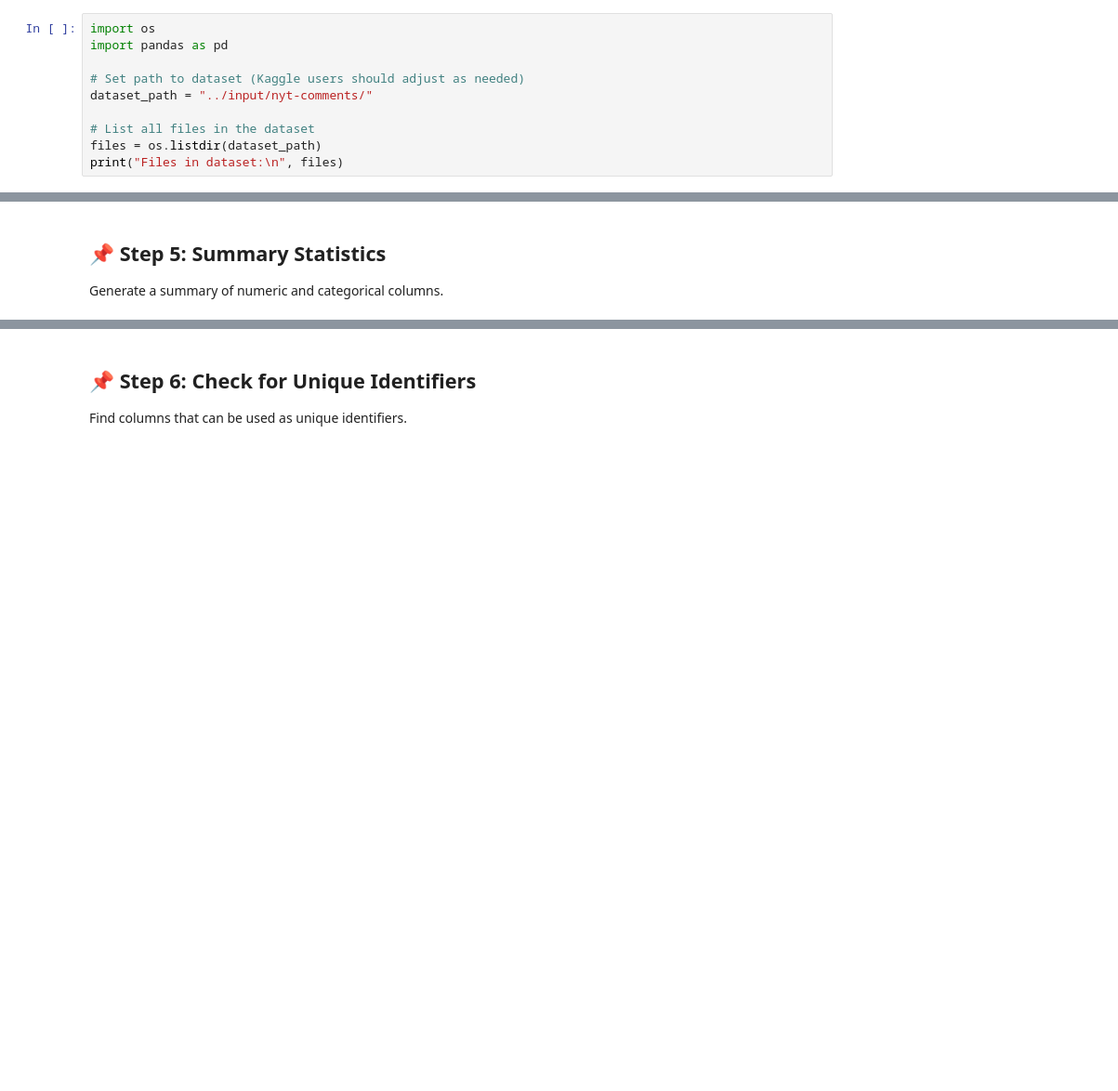
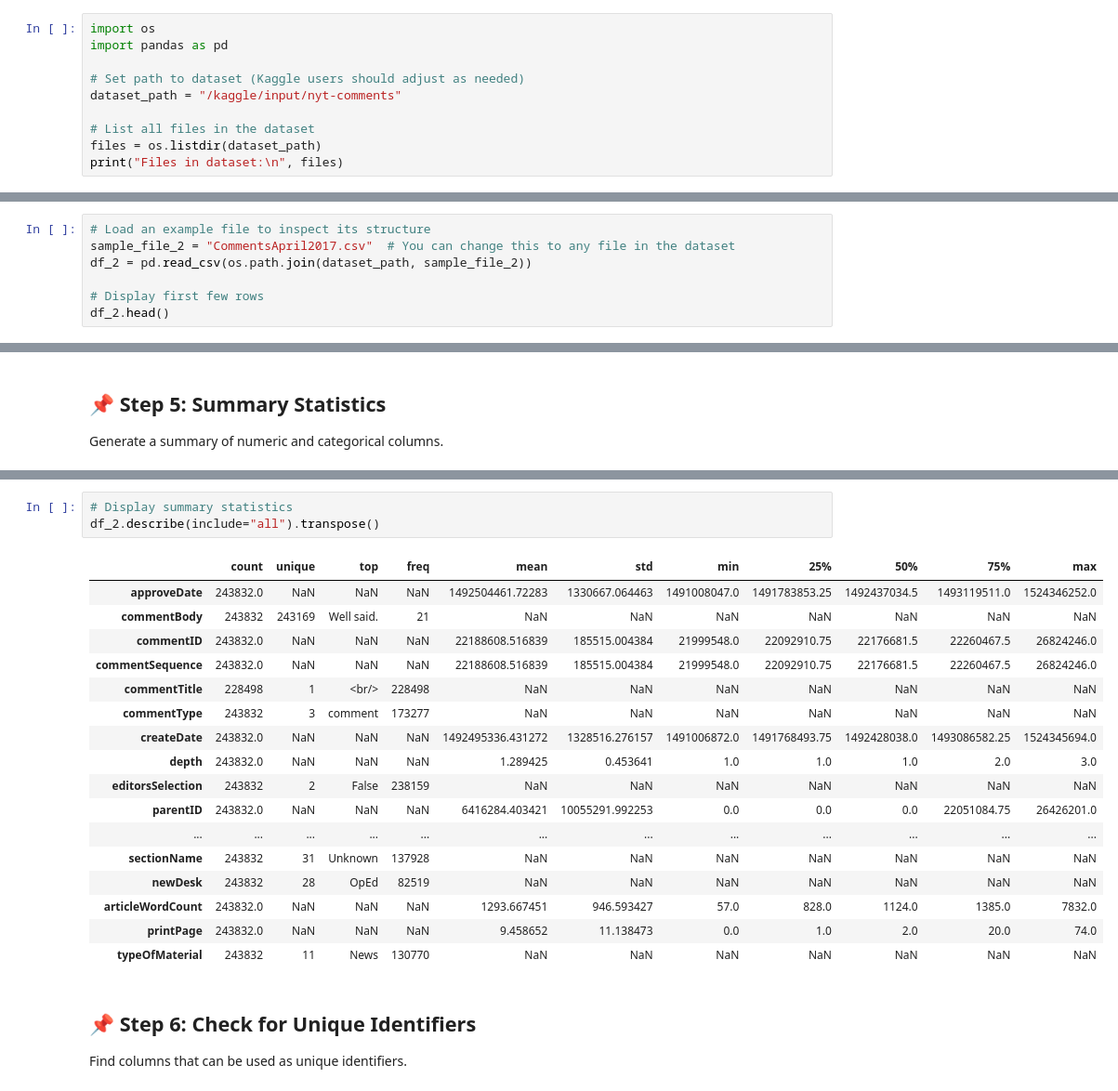
Before and after one commit to omnidox/cognizant-genspark-genai-training, a Jupyter notebook: introduction-to-genai/deliverables/mod_7_Introduction_to_Transformer_Models/Text_Generation_with_LSTM.ipynb, the cells around one changed output, grey strips where cells are left out. Shown at 93% size. Drawn from its saved outputs; the diff is of its cells as text; blank space fills up the shorter version.

Commit message:
Kaggle Notebook | Text_Generation_with_LSTM | Version 2

```diff
--- a/introduction-to-genai/deliverables/mod_7_Introduction_to_Transformer_Models/Text_Generation_with_LSTM.ipynb
+++ b/introduction-to-genai/deliverables/mod_7_Introduction_to_Transformer_Models/Text_Generation_with_LSTM.ipynb
@@ -10,7 +10,7 @@ import os
 import pandas as pd
 
 # Set path to dataset (Kaggle users should adjust as needed)
-dataset_path = "../input/nyt-comments/"
+dataset_path = "/kaggle/input/nyt-comments"
 
 # List all files in the dataset
 files = os.listdir(dataset_path)
@@ -27,0 +38,7 @@ df.head()
+# %%
+# Load an example file to inspect its structure
+sample_file_2 = "CommentsApril2017.csv"  # You can change this to any file in the dataset
+df_2 = pd.read_csv(os.path.join(dataset_path, sample_file_2))
+
+# Display first few rows
+df_2.head()
@@ -47,3 +146,24 @@ df.describe(include="all").transpose()
+# %%
+# Display summary statistics
+df_2.describe(include="all").transpose()
+# %% [output]
+|  | count | unique | top | freq | mean | std | min | 25% | 50% | 75% | max |
+| approveDate | 243832.0 | NaN | NaN | NaN | 1492504461.72283 | 1330667.064463 | 1491008047.0 | 1491783853.25 | 1492437034.5 | 1493119511.0 | 1524346252.0 |
+| commentBody | 243832 | 243169 | Well said. | 21 | NaN | NaN | NaN | NaN | NaN | NaN | NaN |
+| commentID | 243832.0 | NaN | NaN | NaN | 22188608.516839 | 185515.004384 | 21999548.0 | 22092910.75 | 22176681.5 | 22260467.5 | 26824246.0 |
+| commentSequence | 243832.0 | NaN | NaN | NaN | 22188608.516839 | 185515.004384 | 21999548.0 | 22092910.75 | 22176681.5 | 22260467.5 | 26824246.0 |
+| commentTitle | 228498 | 1 | <br/> | 228498 | NaN | NaN | NaN | NaN | NaN | NaN | NaN |
+| commentType | 243832 | 3 | comment | 173277 | NaN | NaN | NaN | NaN | NaN | NaN | NaN |
+| createDate | 243832.0 | NaN | NaN | NaN | 1492495336.431272 | 1328516.276157 | 1491006872.0 | 1491768493.75 | 1492428038.0 | 1493086582.25 | 1524345694.0 |
+| depth | 243832.0 | NaN | NaN | NaN | 1.289425 | 0.453641 | 1.0 | 1.0 | 1.0 | 2.0 | 3.0 |
+| editorsSelection | 243832 | 2 | False | 238159 | NaN | NaN | NaN | NaN | NaN | NaN | NaN |
+| parentID | 243832.0 | NaN | NaN | NaN | 6416284.403421 | 10055291.992253 | 0.0 | 0.0 | 0.0 | 22051084.75 | 26426201.0 |
+| ... | ... | ... | ... | ... | ... | ... | ... | ... | ... | ... | ... |
+| sectionName | 243832 | 31 | Unknown | 137928 | NaN | NaN | NaN | NaN | NaN | NaN | NaN |
+| newDesk | 243832 | 28 | OpEd | 82519 | NaN | NaN | NaN | NaN | NaN | NaN | NaN |
+| articleWordCount | 243832.0 | NaN | NaN | NaN | 1293.667451 | 946.593427 | 57.0 | 828.0 | 1124.0 | 1385.0 | 7832.0 |
+| printPage | 243832.0 | NaN | NaN | NaN | 9.458652 | 11.138473 | 0.0 | 1.0 | 2.0 | 20.0 | 74.0 |
+| typeOfMaterial | 243832 | 11 | News | 130770 | NaN | NaN | NaN | NaN | NaN | NaN | NaN |
 # %% [markdown]
 ## **📌 Step 6: Check for Unique Identifiers**
 Find columns that can be used as unique identifiers.
```
Also changed, not shown: parts of 24 cells of this notebook.
